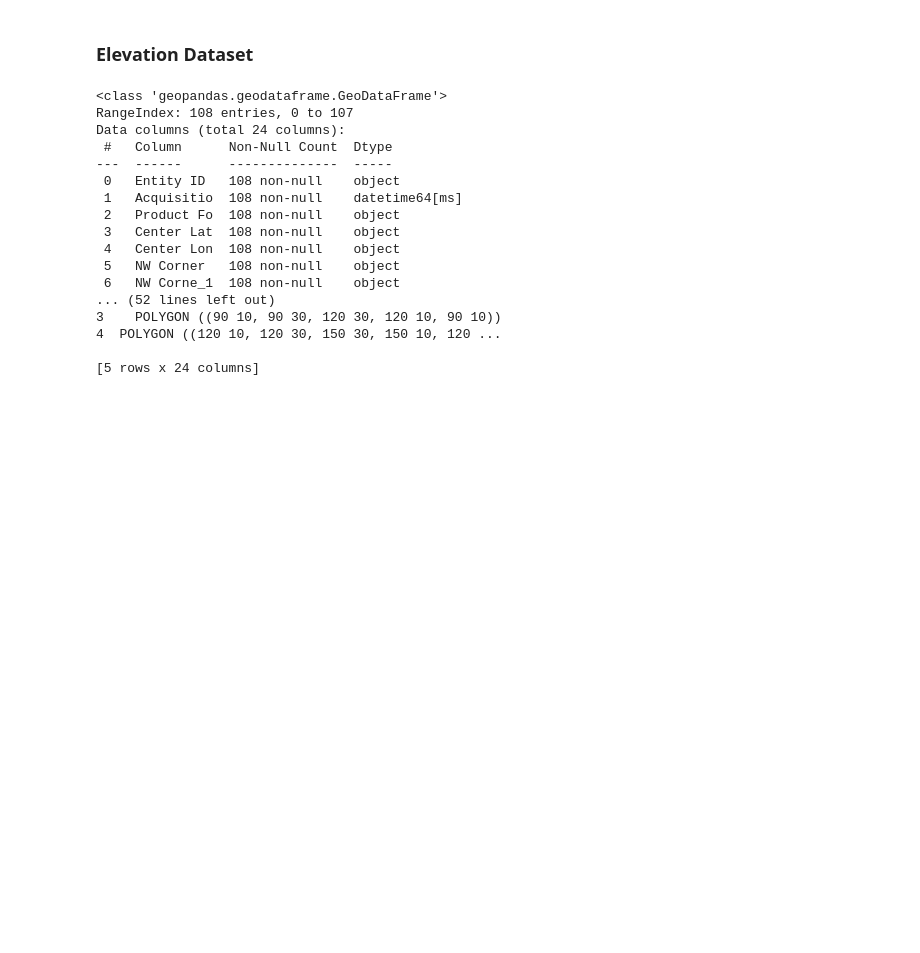
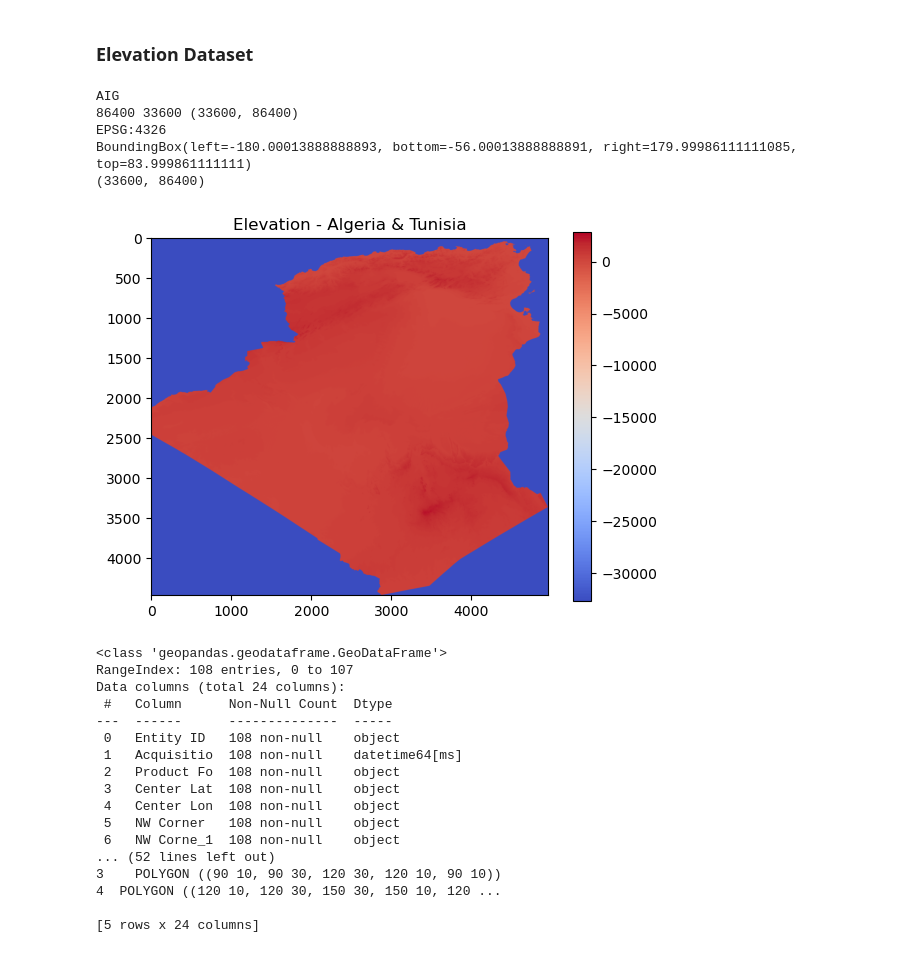
Before and after one commit to b-fatma/S2I-DM, a Jupyter notebook: main.ipynb, the cells around one changed output. Cells and saved outputs as stored; diff of their text form; code cells hidden in the pictures; blank space fills up the shorter version.

```diff
--- a/main.ipynb
+++ b/main.ipynb
@@ -18,7 +18,7 @@ data_files = {
     "climate_prec": "wc2.1_cruts4.09_5m_prec_2020-2024",
     "climate_tmax": "wc2.1_cruts4.09_5m_tmax_2020-2024",
     "climate_tmin": "wc2.1_cruts4.09_5m_tmin_2020-2024",
-    "elevation": "gmted2010_68ed67be9f3f4de7/gmted2010_68ed67be9f3f4de7.shp",
+    "elevation": "be15_grd/be15_grd",
     "dz_boundaries": "gadm41_DZA_shp/gadm41_DZA_0.shp",
     "tn_boundaries": "gadm41_TUN_shp/gadm41_TUN_0.shp",
     "soil": "HWSD2_RASTER/HWSD2.bil"
@@ -208,7 +208,7 @@ boundaries = load_dz_tn_boundaries(dz_boundaries_filepath, tn_boundaries_filepat
 # %% [markdown]
 ##### Clipping one worldwide raster instance to the ROI
 # %%
-def clip_instance(raster_filepath, boundaries=boundaries):
+def clip_instance(file, boundaries=boundaries):
     with rasterio.open(file) as src:
         # Clip raster with shapefile
         out_image, out_transform = mask(src, boundaries.geometry, crop=True)
@@ -276,6 +276,30 @@ Processing wc2.1_cruts4.09_5m_tmin_2024-09.tif...
 Saved clipped raster to: ./project/processed_data/climate_dataset/tmin/clipped_wc2.1_cruts4.09_5m_tmin_2024-09.tif
 # %% [markdown]
 ### Elevation Dataset
+# %%
+grid_path = os.path.join(data_folder, data_files["elevation"])
+with rasterio.open(grid_path) as src:
+    print(src.driver)
+    print(src.width, src.height, src.shape)
+    print(src.crs)
+    print(src.bounds)
+    arr = src.read(1)
+    print(arr.shape)
+# %% [output]
+AIG
+86400 33600 (33600, 86400)
+EPSG:4326
+BoundingBox(left=-180.00013888888893, bottom=-56.00013888888891, right=179.99986111111085, top=83.999861111111)
+(33600, 86400)
+# %%
+img_elevation, meta_elevation = clip_instance(grid_path)
+# %%
+plt.imshow(img_elevation[0], cmap='coolwarm')
+plt.title("Elevation - Algeria & Tunisia")
+plt.colorbar()
+plt.show()
+# %% [output]
+[figure, added]
 # %%
 elevation_filepath = os.path.join(data_folder, data_files["elevation"])
 
```
Also changed, not shown: parts of 1 cell of this notebook.
